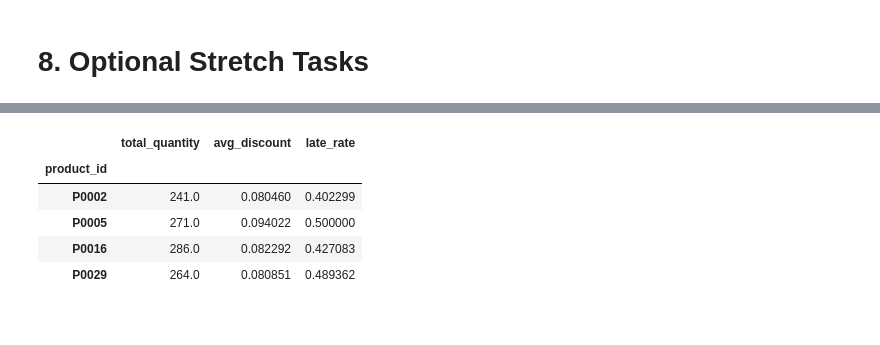
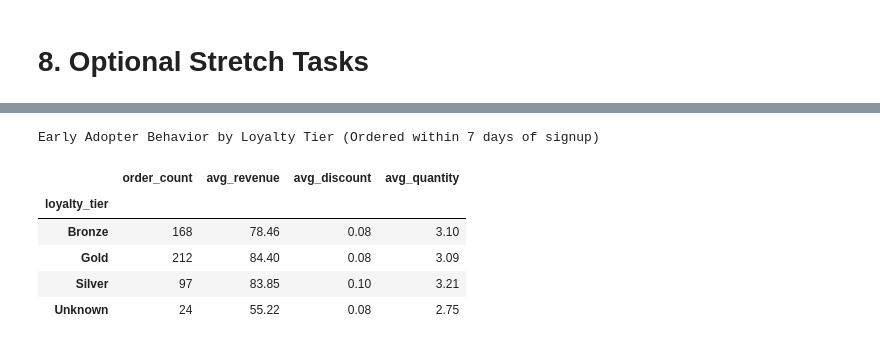
Before and after one commit to jiyoon28/data-science-portfolio, a Jupyter notebook: data-visualization-analytics/sales-customer-behaviour-insights/src/sales-customer-behaviour-insights.ipynb, the cells around one changed output, grey strips where cells are left out. Drawn from its saved outputs; the diff is of its cells as text; code cells hidden in the pictures.

```diff
--- a/data-visualization-analytics/sales-customer-behaviour-insights/src/sales-customer-behaviour-insights.ipynb
+++ b/data-visualization-analytics/sales-customer-behaviour-insights/src/sales-customer-behaviour-insights.ipynb
@@ -627,15 +619,25 @@ Name: revenue_norm, Length: 2989, dtype: float64
-# %%
-# Flag underperforming products
-underperforming = merged_df.groupby('product_id').agg(
-    total_quantity = ('quantity', 'sum'),
-    avg_discount = ('discount_applied', 'mean'),
-    late_rate = ('is_late', 'mean')
-).query('total_quantity < 290 and avg_discount > 0.08 and late_rate > 0.4')
-underperforming
-# %% [output]
-|  | total_quantity | avg_discount | late_rate |
-| product_id |  |  |  |
-| P0002 | 241.0 | 0.080460 | 0.402299 |
-| P0005 | 271.0 | 0.094022 | 0.500000 |
-| P0016 | 286.0 | 0.082292 | 0.427083 |
-| P0029 | 264.0 | 0.080851 | 0.489362 |
+# %%
+# Analyze early adopter behavior - customers who ordered within 7 days of signup
+# This helps identify engagement patterns across different loyalty tiers
+early_adopters = (
+    merged_df
+    .query('placed_order <= 7')  # Customers who ordered within 7 days of signup
+    .groupby('loyalty_tier')
+    .agg(
+        order_count=('order_id', 'count'),
+        avg_revenue=('revenue', 'mean'),
+        avg_discount=('discount_applied', 'mean'),
+        avg_quantity=('quantity', 'mean')
+    )
+    .round(2)
+)
+print("Early Adopter Behavior by Loyalty Tier (Ordered within 7 days of signup)")
+early_adopters
+# %% [output]
+Early Adopter Behavior by Loyalty Tier (Ordered within 7 days of signup)
+|  | order_count | avg_revenue | avg_discount | avg_quantity |
+| loyalty_tier |  |  |  |  |
+| Bronze | 168 | 78.46 | 0.08 | 3.10 |
+| Gold | 212 | 84.40 | 0.08 | 3.09 |
+| Silver | 97 | 83.85 | 0.10 | 3.21 |
+| Unknown | 24 | 55.22 | 0.08 | 2.75 |
```
Also changed, not shown: parts of 15 cells of this notebook.
